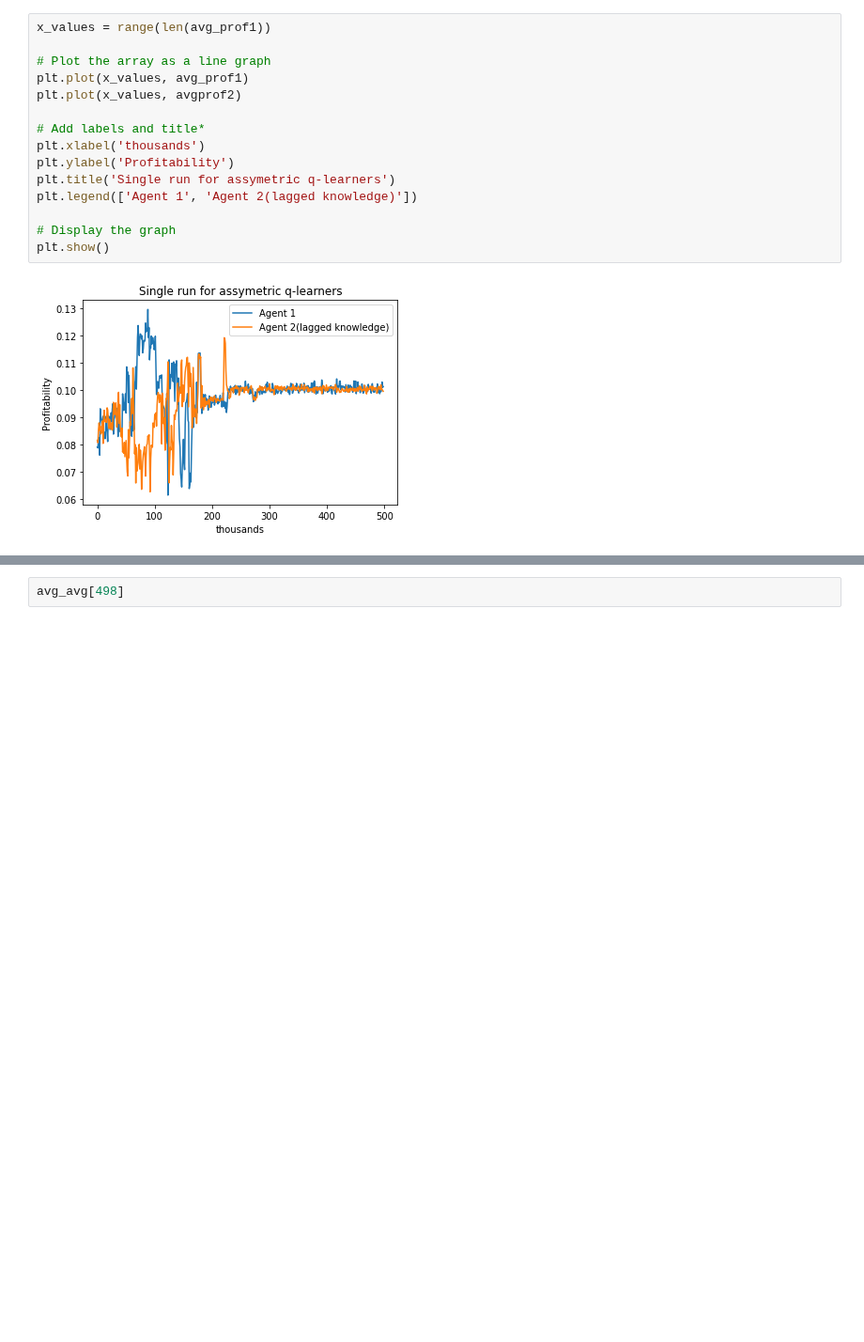
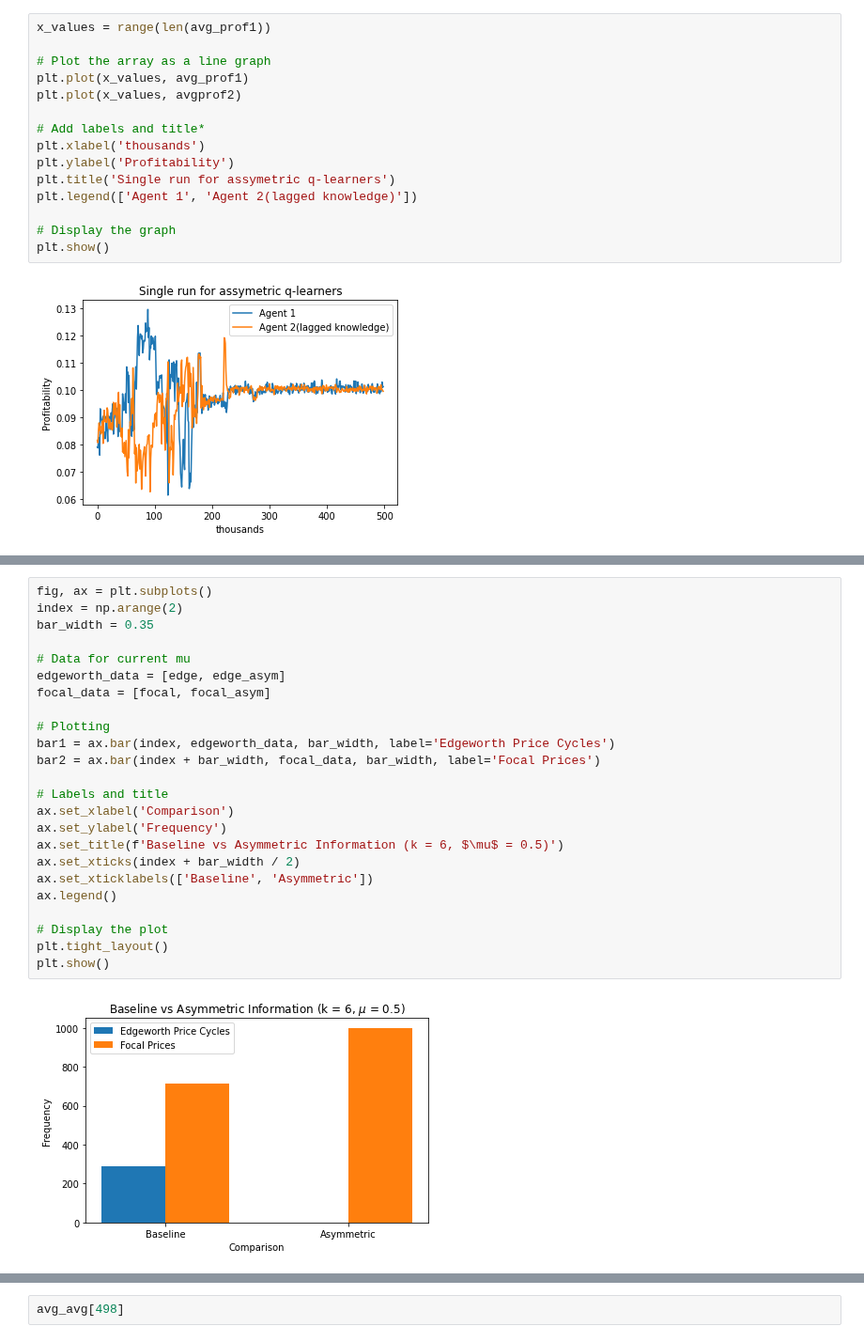
Before and after one commit to nicklasbusk/Bachelorprojekt, a Jupyter notebook: Code/q_learning.ipynb, the cells around one changed output, grey strips where cells are left out. Shown at 94% size. Cells and saved outputs as stored; diff of their text form; blank space fills up the shorter version.

```diff
--- a/Code/q_learning.ipynb
+++ b/Code/q_learning.ipynb
@@ -403,0 +392,26 @@ print(focal)
+# %%
+fig, ax = plt.subplots()
+index = np.arange(2)
+bar_width = 0.35
+
+# Data for current mu
+edgeworth_data = [edge, edge_asym]
+focal_data = [focal, focal_asym]
+
+# Plotting
+bar1 = ax.bar(index, edgeworth_data, bar_width, label='Edgeworth Price Cycles')
+bar2 = ax.bar(index + bar_width, focal_data, bar_width, label='Focal Prices')
+
+# Labels and title
+ax.set_xlabel('Comparison')
+ax.set_ylabel('Frequency')
+ax.set_title(f'Baseline vs Asymmetric Information (k = 6, $\mu$ = 0.5)')
+ax.set_xticks(index + bar_width / 2)
+ax.set_xticklabels(['Baseline', 'Asymmetric'])
+ax.legend()
+
+# Display the plot
+plt.tight_layout()
+plt.show()
+# %% [output]
+[figure, added]
```
Also changed, not shown: parts of 22 cells of this notebook, 4 other files.
